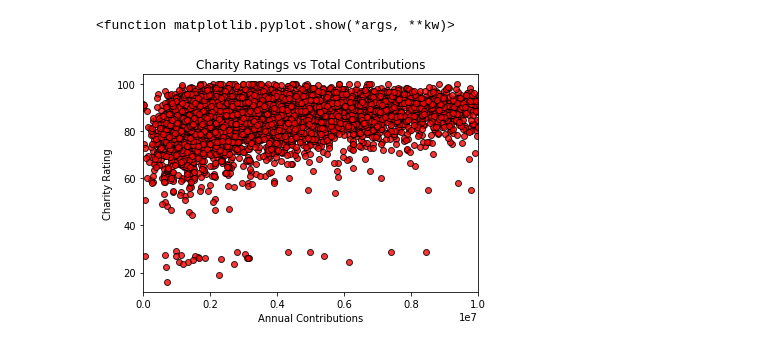
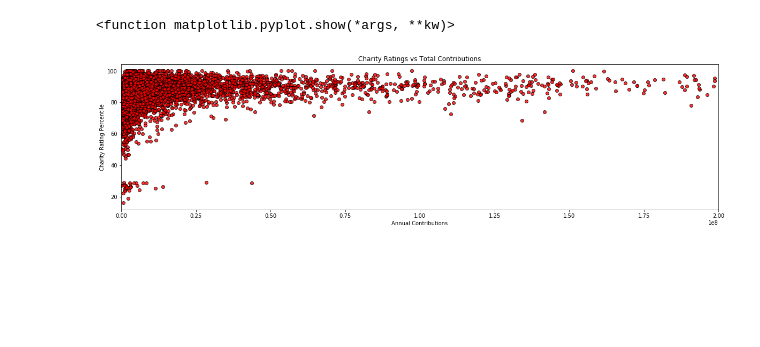
Before and after one commit to randyn/project-one, a Jupyter notebook: ScatterPlot.ipynb, the cells around one changed output. Cells and saved outputs as stored; diff of their text form; code cells hidden in the pictures; blank space fills up the shorter version.

Commit message:
Update ScatterPlot.ipynb
Updated code... should've gone last night

```diff
--- a/ScatterPlot.ipynb
+++ b/ScatterPlot.ipynb
@@ -19,17 +19,17 @@ charity_df.head()
 # %%
 charity_x_axis = charity_df["Contributions"]
 
 charity_y_axis = charity_df["Rating"]
-
+plt.figure(figsize=(20,5))
 plt.scatter(charity_x_axis, charity_y_axis, marker="o", alpha= 0.8,
             color="red", edgecolors="black", linewidths=1, label="Charities")
 
 
 plt.title("Charity Ratings vs Total Contributions")
 plt.xlabel("Annual Contributions")
-plt.ylabel("Charity Rating")
-plt.xlim(0,10000000)
+plt.ylabel("Charity Rating Percentile")
+plt.xlim(0,200000000)
 plt.show
 # %% [output]
 <function matplotlib.pyplot.show(*args, **kw)>
-[figure, old version]
+[figure, new version]
```
